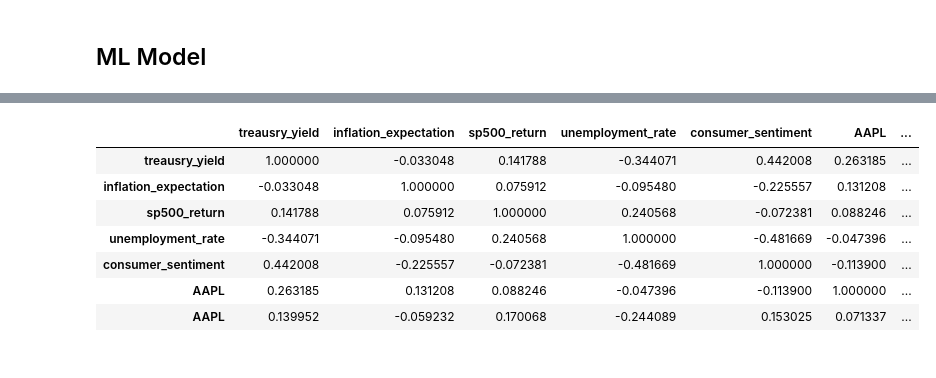
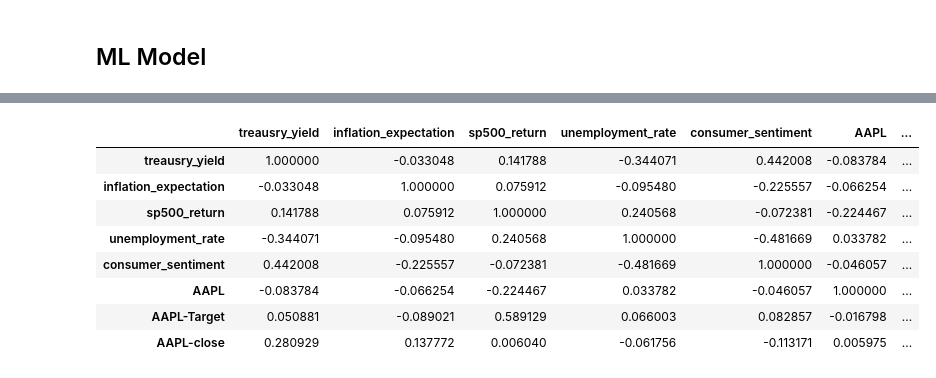
Before and after one commit to evianap/Roboadvisor, a Jupyter notebook: Obtain Stocks.ipynb, the cells around one changed output, grey strips where cells are left out. Drawn from its saved outputs; the diff is of its cells as text; code cells hidden in the pictures.

```diff
--- a/Obtain Stocks.ipynb
+++ b/Obtain Stocks.ipynb
@@ -365,7 +386,7 @@ inflation_expect
 # %%
 #Convert the S&P 500 into Month and Year format for conatenating with other dataframes
 
-sp_500 = sp_stocks_df.copy()
+sp_500 = sp_stocks_df_prev.copy()
 sp_500 = sp_500.sort_values(by=['date'], ascending=True)
 sp_500['SPY'] = sp_500.pct_change(periods=1)
 sp_500 = sp_500.reset_index()
@@ -470,5 +491,11 @@ stocks_dataframe.dropna(inplace=True)
 stocks_dataframe = stocks_dataframe.reset_index()
 stocks_dataframe['date'] = stocks_dataframe['date'].dt.to_period('M')
 stocks_dataframe.set_index('date', inplace = True)
-stocks_dataframe
+stocks_dataframe.drop('CRM-close', axis=1, inplace=True)
+#stocks_dataframe.drop(stocks_dataframe['CRM-close'], inplace=True)
+# Setup our target.  This identifies if the price went up or down
+stocks_dataframe["AAPL-Target"] = stocks_dataframe["AAPL-close"].rolling(2).apply(lambda x: x.iloc[1] > x.iloc[0])
+stocks_dataframe_prev = stocks_dataframe.copy()
+stocks_dataframe_prev = stocks_dataframe_prev.shift(1)
+stocks_dataframe_prev
 # %% [output]
@@ -522,5 +528,8 @@ EPS_dataframe.dropna(inplace=True)
 EPS_dataframe = EPS_dataframe.reset_index()
 EPS_dataframe['fiscalDateEnding'] = EPS_dataframe['fiscalDateEnding'].dt.to_period('M')
 EPS_dataframe.set_index('fiscalDateEnding', inplace = True)
-EPS_dataframe
+EPS_dataframe_prev = EPS_dataframe.copy()
+EPS_dataframe_prev = EPS_dataframe_prev.drop(columns=['CRM'])
+EPS_dataframe_prev = EPS_dataframe_prev.shift(1)
+EPS_dataframe_prev
 # %% [output]
@@ -545,7 +554,10 @@ EPS_dataframe
 # %% [markdown]
 ## ML Model
 # %%
-ticker = pd.concat([macro_features, stocks_dataframe['AAPL'],EPS_dataframe['AAPL']], axis=1, join='outer')
-ticker.tail(50)
+ticker_df = pd.concat([macro_features,EPS_dataframe_prev['AAPL'], stocks_dataframe['AAPL-Target'],stocks_dataframe_prev['AAPL-close']], axis=1, join='outer')
+ticker_df['AAPL'] = ticker_df['AAPL'].fillna(0)
+ticker_df.dropna(inplace=True)
+
+ticker_df.tail(50)
 # %% [output]
 |  | treausry_yield | inflation_expectation | sp500_return | unemployment_rate | consumer_sentiment | AAPL | ... |
@@ -568,15 +580,16 @@ ticker.tail(50)
 # %%
-ticker_corr = ticker.corr()
+ticker_corr = ticker_df.corr()
 ticker_corr
 # %% [output]
 |  | treausry_yield | inflation_expectation | sp500_return | unemployment_rate | consumer_sentiment | AAPL | ... |
-| treausry_yield | 1.000000 | -0.033048 | 0.141788 | -0.344071 | 0.442008 | 0.263185 | ... |
-| inflation_expectation | -0.033048 | 1.000000 | 0.075912 | -0.095480 | -0.225557 | 0.131208 | ... |
-| sp500_return | 0.141788 | 0.075912 | 1.000000 | 0.240568 | -0.072381 | 0.088246 | ... |
-| unemployment_rate | -0.344071 | -0.095480 | 0.240568 | 1.000000 | -0.481669 | -0.047396 | ... |
-| consumer_sentiment | 0.442008 | -0.225557 | -0.072381 | -0.481669 | 1.000000 | -0.113900 | ... |
-| AAPL | 0.263185 | 0.131208 | 0.088246 | -0.047396 | -0.113900 | 1.000000 | ... |
-| AAPL | 0.139952 | -0.059232 | 0.170068 | -0.244089 | 0.153025 | 0.071337 | ... |
+| treausry_yield | 1.000000 | -0.033048 | 0.141788 | -0.344071 | 0.442008 | -0.083784 | ... |
+| inflation_expectation | -0.033048 | 1.000000 | 0.075912 | -0.095480 | -0.225557 | -0.066254 | ... |
+| sp500_return | 0.141788 | 0.075912 | 1.000000 | 0.240568 | -0.072381 | -0.224467 | ... |
+| unemployment_rate | -0.344071 | -0.095480 | 0.240568 | 1.000000 | -0.481669 | 0.033782 | ... |
+| consumer_sentiment | 0.442008 | -0.225557 | -0.072381 | -0.481669 | 1.000000 | -0.046057 | ... |
+| AAPL | -0.083784 | -0.066254 | -0.224467 | 0.033782 | -0.046057 | 1.000000 | ... |
+| AAPL-Target | 0.050881 | -0.089021 | 0.589129 | 0.066003 | 0.082857 | -0.016798 | ... |
+| AAPL-close | 0.280929 | 0.137772 | 0.006040 | -0.061756 | -0.113171 | 0.005975 | ... |
 # %%
 sns.heatmap(ticker_corr, annot=True)
 # %% [output]
```
Also changed, not shown: parts of 23 cells of this notebook.
